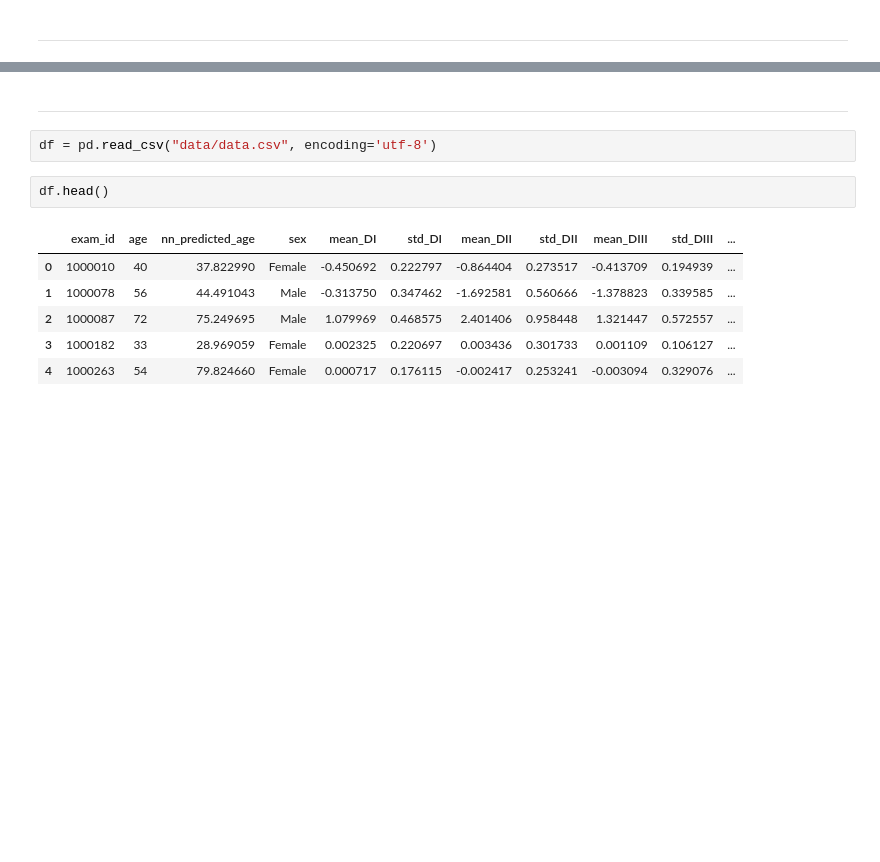
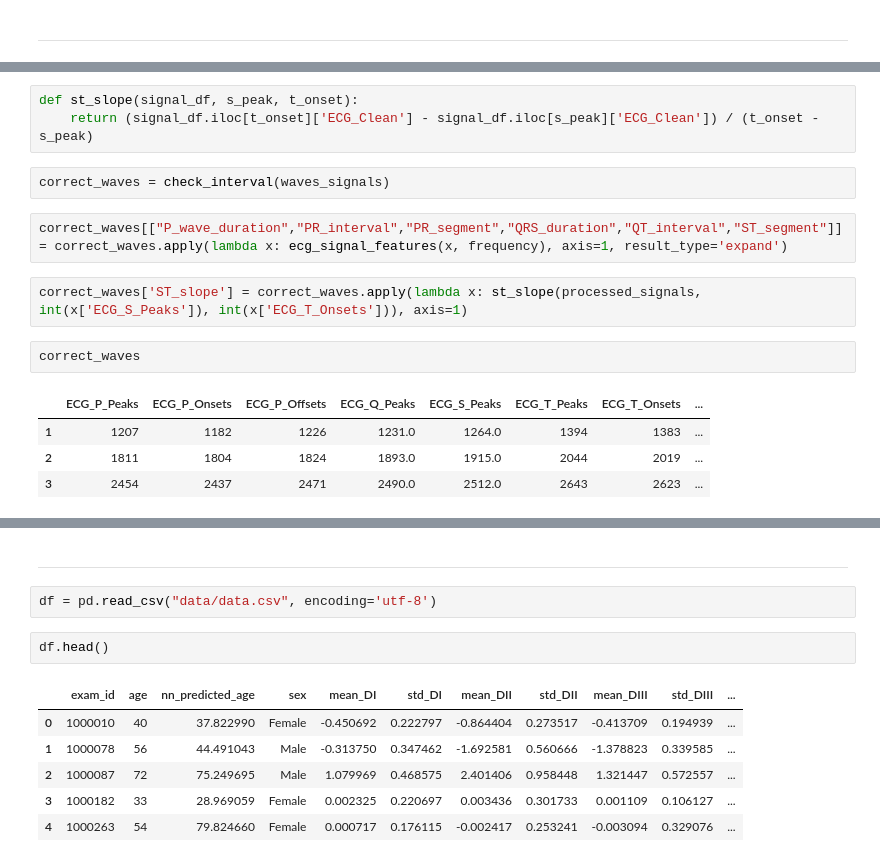
Before and after one commit to MatteoFasulo/ECG-Chagas, a Jupyter notebook: notebook.ipynb, the cells around one changed output, grey strips where cells are left out. Saved outputs shown, nothing was run; the diff lists cells and outputs as text; blank space fills up the shorter version.

```diff
--- a/notebook.ipynb
+++ b/notebook.ipynb
@@ -389,0 +166,16 @@ Name: count, dtype: int64
+# %%
+def st_slope(signal_df, s_peak, t_onset):
+    return (signal_df.iloc[t_onset]['ECG_Clean'] - signal_df.iloc[s_peak]['ECG_Clean']) / (t_onset - s_peak)
+# %%
+correct_waves = check_interval(waves_signals)
+# %%
+correct_waves[["P_wave_duration","PR_interval","PR_segment","QRS_duration","QT_interval","ST_segment"]] = correct_waves.apply(lambda x: ecg_signal_features(x, frequency), axis=1, result_type='expand')
+# %%
+correct_waves['ST_slope'] = correct_waves.apply(lambda x: st_slope(processed_signals, int(x['ECG_S_Peaks']), int(x['ECG_T_Onsets'])), axis=1)
+# %%
+correct_waves
+# %% [output]
+|  | ECG_P_Peaks | ECG_P_Onsets | ECG_P_Offsets | ECG_Q_Peaks | ECG_S_Peaks | ECG_T_Peaks | ECG_T_Onsets | ... |
+| 1 | 1207 | 1182 | 1226 | 1231.0 | 1264.0 | 1394 | 1383 | ... |
+| 2 | 1811 | 1804 | 1824 | 1893.0 | 1915.0 | 2044 | 2019 | ... |
+| 3 | 2454 | 2437 | 2471 | 2490.0 | 2512.0 | 2643 | 2623 | ... |
```
Also changed, not shown: parts of 48 cells of this notebook, 1 other file.
